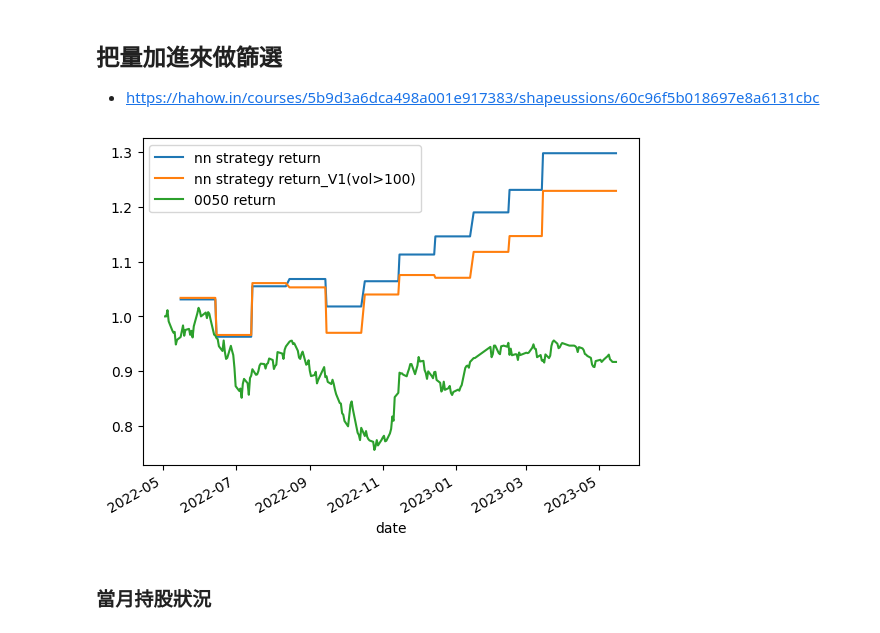
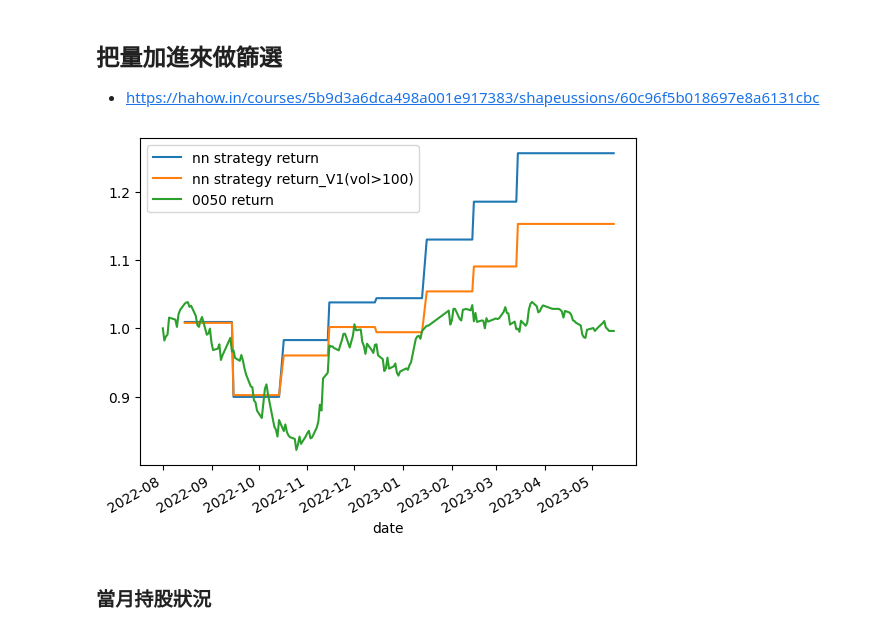
Before and after one commit to 03fredC/finlab_II, a Jupyter notebook: !選股執行_V1.02_套件更新.ipynb, the cells around one changed output. Saved outputs shown, nothing was run; the diff lists cells and outputs as text; code cells hidden in the pictures.

```diff
--- a/!選股執行_V1.02_套件更新.ipynb
+++ b/!選股執行_V1.02_套件更新.ipynb
@@ -481,3 +491,12 @@ dataset_dropna = dataset_dropna.sort_index()
 #修復＜class ‘numpy.ndarray‘＞　https://blog.csdn.net/lxbin/article/details/114005757
 # %% [markdown]
 ## Split Train Test dataset
+# %%
+# 計算要分割的索引位置
+split_index = int(len(dataset_dropna) * 0.85)
+
+# 分割資料集
+dataset_train = dataset_dropna.iloc[:split_index]
+dataset_test = dataset_dropna.iloc[split_index:]
+
+dataset_test
@@ -484,8 +518,8 @@ dataset_dropna = dataset_dropna.sort_index()
 # %%
-dataset_train = dataset_dropna.loc[:'2022-03']
-dataset_test = dataset_dropna.loc['2022-04':]
-
-#date_arr = dataset.index.get_level_values('date') < '2020'
-#dataset_train = dataset[date_arr]
-#dataset_test = dataset[~date_arr]
+#dataset_train = dataset_dropna.loc[:'2022-03']
+#dataset_test = dataset_dropna.loc['2022-04':]
+#
+##date_arr = dataset.index.get_level_values('date') < '2020'
+##dataset_train = dataset[date_arr]
+##dataset_test = dataset[~date_arr]
 # %%
@@ -557,11 +591,11 @@ os.environ['KMP_DUPLICATE_LIB_OK'] = 'True'
 
 model = keras.models.Sequential()
 model.add(layers.BatchNormalization(input_shape=(len(feature_names),)))
-model.add(layers.Dense(100, activation='relu',
+model.add(layers.Dense(200, activation='relu',
                       kernel_initializer=initializers.he_normal(seed=0),
                       kernel_regularizer=keras.regularizers.l2(0.01)))
 model.add(layers.Dropout(0.3))
-model.add(layers.Dense(100, activation='relu',
+model.add(layers.Dense(150, activation='relu',
                       kernel_initializer=initializers.he_normal(seed=0),
                       kernel_regularizer=keras.regularizers.l2(0.01)))
 model.add(layers.Dropout(0.3))
@@ -751,12 +787,15 @@ LGBMRegressor(colsample_bytree=0.5247466287333988, metric='None',
 ##下面那行調整中
 # %%
 ##原本的上面那行
-cf = lgb.LGBMRegressor(colsample_bytree=0.5550517967002531, metric='None',
-              min_child_samples=170, n_estimators=5000, n_jobs=4, num_leaves=28,
-              random_state=314, reg_alpha=50, reg_lambda=50,
-              subsample=0.6173317263225124)
+cf = lgb.LGBMRegressor(colsample_bytree=0.46057355201144884, metric='None',
+              min_child_samples=292, min_child_weight=100.0, n_estimators=5000,
+              n_jobs=4, num_leaves=19, random_state=314, reg_alpha=0.1,
+              reg_lambda=0.1, subsample=0.6639817938702197)
 
 cf.fit(dataset_train[feature_names],dataset_train['return'] > 1.0, **fit_params)
 cf.score(dataset_test[feature_names],dataset_test['return'] > 1.0)
+
+#-0.005192009257166452
+#-0.0024771482763943364
 # %% [output]
 Training until validation scores don't improve for 30 rounds
@@ -914,7 +953,7 @@ import math
 from tqdm import tqdm
 
 vol = 1000
-test_period = '2022-05'
+test_period = '2022-08'
 
 dates = sorted(list(set(dataset_drop.index)))
 
@@ -962,34 +1001,34 @@ for d in tqdm(dates):
     r_v1 = dataset_time['return'][condition_v1].mean()
     rs_v1.append(r_v1 * (1-3/1000-1.425/1000*2*0.6))
 
     r_v2 = dataset_time['return'][condition_v2].mean()
     rs_v2.append(r_v2 * (1-3/1000-1.425/1000*2*0.6))
 
     r_v3 = dataset_time['return'][condition_v3].mean()
     rs_v3.append(r_v3 * (1-3/1000-1.425/1000*2*0.6))
 
 rs = pd.Series(rs, index=dates)[test_period:].cumprod()
 rs_v1 = pd.Series(rs_v1, index=dates)[test_period:].cumprod() #*
 rs_v2 = pd.Series(rs_v2, index=dates)[test_period:].cumprod() #*
 rs_v3 = pd.Series(rs_v3, index=dates)[test_period:].cumprod() #*
 
 s0050 = close['0050'][test_period:]
 
 pd.DataFrame({'nn strategy return':rs.reindex(s0050.index, method='ffill'),
               'nn strategy return_V1(vol>100)':rs_v1.reindex(s0050.index, method='ffill'),
               #'nn strategy return_V2(vol+market cap)':rs_v2.reindex(s0050.index, method='ffill'),
               #'nn strategy return_V3(vol+market cap)':rs_v3.reindex(s0050.index, method='ffill'),
               '0050 return':s0050/s0050[0]
              }).plot()
 
 
 
 import winsound
 frequency = 2000
 duration = 100
 winsound.Beep(frequency, duration)
 # %% [output]
-[figure, old version]
+[figure, new version]
 # %%
 #import pickle
 #
```
Also changed, not shown: parts of 24 cells of this notebook.
